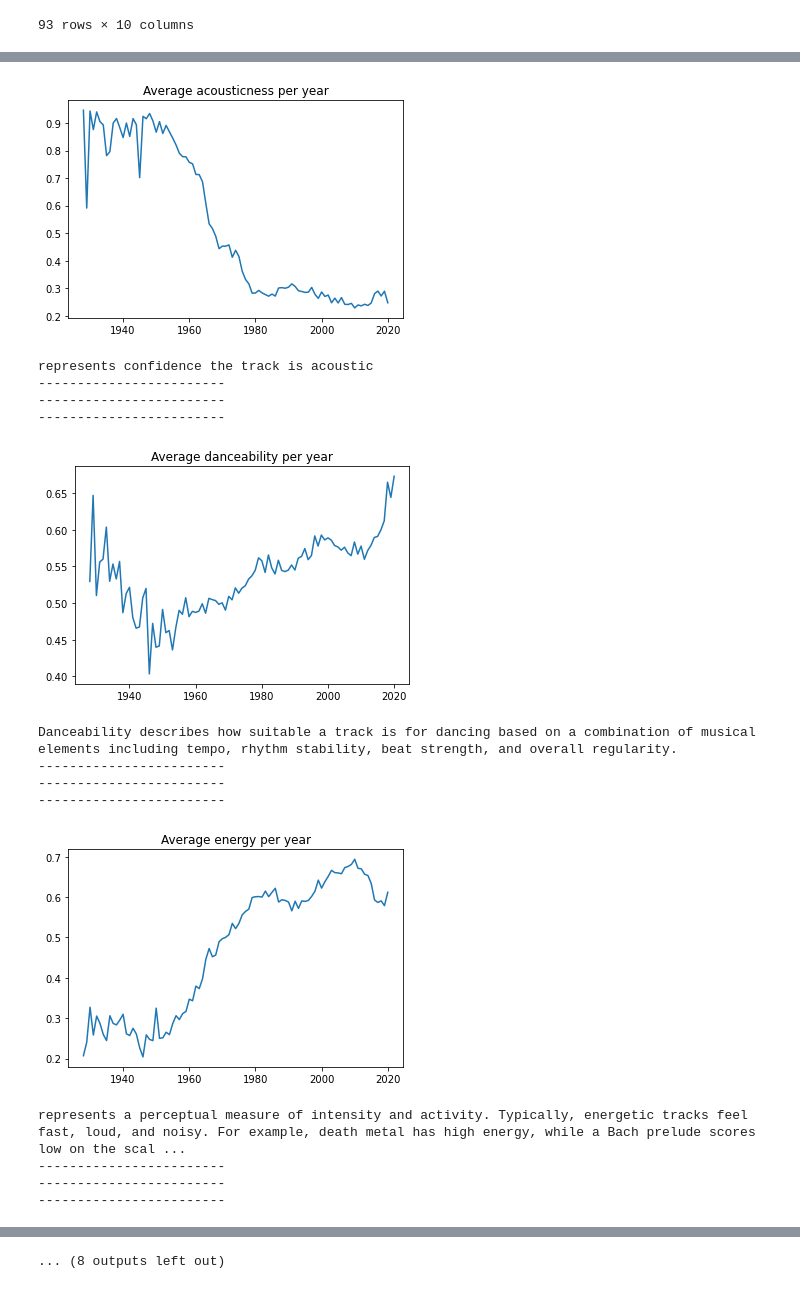
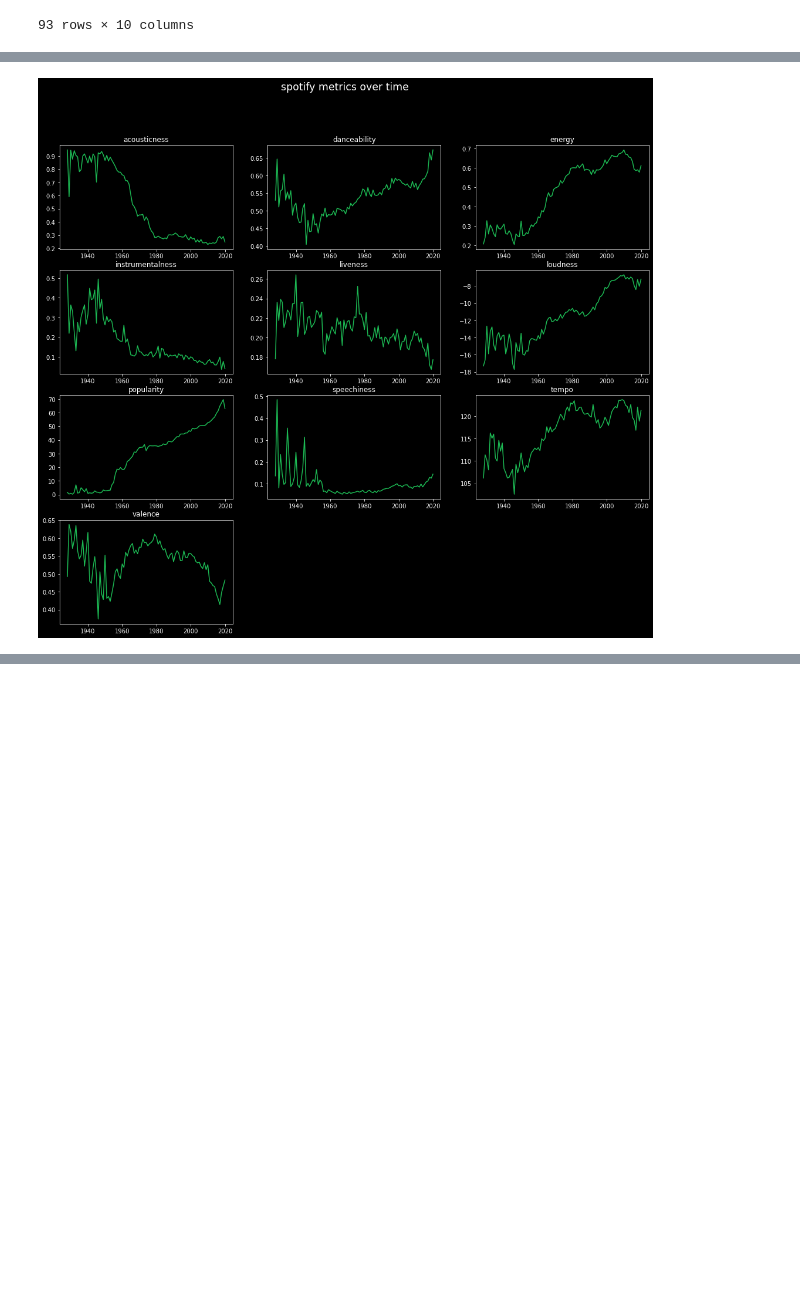
Before and after one commit to JoeKell/SpotifySongAnalysisProject, a Jupyter notebook: metrics_over_time.ipynb, the cells around one changed output, grey strips where cells are left out. Saved outputs shown, nothing was run; the diff lists cells and outputs as text; code cells hidden in the pictures; blank space fills up the shorter version.

Commit message:
added spotify coloring to graph

```diff
--- a/metrics_over_time.ipynb
+++ b/metrics_over_time.ipynb
@@ -70,43 +70,51 @@ graphy.plot(kind='bar')
 # %%
 #turns the metric names into a list
 spot_metric_names=annual_mean_metrics_df.columns.to_list()
 
 ### an explination of each metric
 metric_descriptions_dict={
     spot_metric_names[0]:"represents confidence the track is acoustic",
     spot_metric_names[1]:'Danceability describes how suitable a track is for dancing based on a combination of musical elements including tempo, rhythm stability, beat strength, and overall regularity.',
     spot_metric_names[2]:'represents a perceptual measure of intensity and activity. Typically, energetic tracks feel fast, loud, and noisy. For example, death metal has high energy, while a Bach prelude scores low on the scale. Perceptual features contributing to this attribute include dynamic range, perceived loudness, timbre, onset rate, and general entropy',
     spot_metric_names[3]:'Predicts whether a track contains no vocals. “Ooh” and “aah” sounds are treated as instrumental in this context. Rap or spoken word tracks are clearly“vocal”',
     spot_metric_names[4]:'Detects the presence of an audience in the recording.',
     spot_metric_names[5]:'The overall loudness of a track in decibels (dB). Loudness values are averaged across the entire track and are useful for comparing relative loudness of tracks. Loudness is the quality of a sound that is the primary psychological correlate of physical strength (amplitude).',
     spot_metric_names[6]:'The popularity of a track is a value between 0 and 100, with 100 being the most popular. The popularity is calculated by algorithm and is based, in the most part, on the total number of plays the track has had and how recent those plays are.',
     spot_metric_names[7]:'Speechiness detects the presence of spoken words in a track. The more exclusively speech-like the recording (e.g. talk show, audio book, poetry)',
     spot_metric_names[8]:'The overall estimated tempo of a track in beats per minute (BPM). In musical terminology, tempo is the speed or pace of a given piece and derives directly from the average beat duration.',
     spot_metric_names[9]:'the musical positiveness conveyed by a track. Tracks with high valence sound more positive (e.g. happy, cheerful, euphoric), while tracks with low valence sound more negative (e.g. sad, depressed, angry).'}
 
 
 #generates a plot and description for each metric
-for metric in spot_metric_names:
-    plt.plot(annual_mean_metrics_df.index,annual_mean_metrics_df[metric])
-    plt.title('Average '+metric+' per year')
-    plt.show()
-    print(metric_descriptions_dict[metric])
-    print("------------------------")
-    print("------------------------")
-    print("------------------------")
+
+### original basic graph looping
+# for metric in spot_metric_names:
+#     plt.plot(annual_mean_metrics_df.index,annual_mean_metrics_df[metric])
+#     plt.title('Average '+metric+' per year')
+#     plt.show()
+#     print(metric_descriptions_dict[metric])
+#     print("------------------------")
+#     print("------------------------")
+#     print("------------------------")
+
+
+### plots graphs 4 by 3 with spotify colors
+fig = plt.figure(figsize=(18,15),facecolor='black')
+# fig.
+fig.suptitle('spotify metrics over time',fontsize='xx-large',color='white')
+for i in range(1,11):
+    ax=fig.add_subplot(4,3,i)
+    ax.spines['bottom'].set_color('white')
+    ax.spines['top'].set_color('white')
+    ax.spines['right'].set_color('white')
+    ax.spines['left'].set_color('white')
+    ax.tick_params(axis='x', colors='white')
+    ax.tick_params(axis='y', colors='white')
+    ax.yaxis.label.set_color('white')
+    ax.xaxis.label.set_color('white')
+    ax.title.set_color('white')
+    ax.patch.set_alpha(0)
+    plt.plot(annual_mean_metrics_df.index,annual_mean_metrics_df.iloc[:,i-1],c='#1DB954')
+    plt.title(spot_metric_names[i-1])
 # %% [output]
-[figure, old version]
+[figure, new version]
-represents confidence the track is acoustic
-------------------------
-------------------------
-------------------------
-[figure, removed]
-Danceability describes how suitable a track is for dancing based on a combination of musical elements including tempo, rhythm stability, beat strength, and overall regularity.
-------------------------
-------------------------
-------------------------
-[figure, removed]
-represents a perceptual measure of intensity and activity. Typically, energetic tracks feel fast, loud, and noisy. For example, death metal has high energy, while a Bach prelude scores low on the scal ...
-------------------------
-------------------------
-------------------------
@@ -128,4 +121,3 @@ The overall loudness of a track in decibels (dB). Loudness values are averaged a
-... (8 outputs left out)
 # %%
 ## songs that are unique, popular, and stand out among other songs in a year
 ## conceptually, in this cell I want to look for popular songs in each year that broke the norm in regards the spotify metrics.
```
Also changed, not shown: parts of 6 cells of this notebook.
